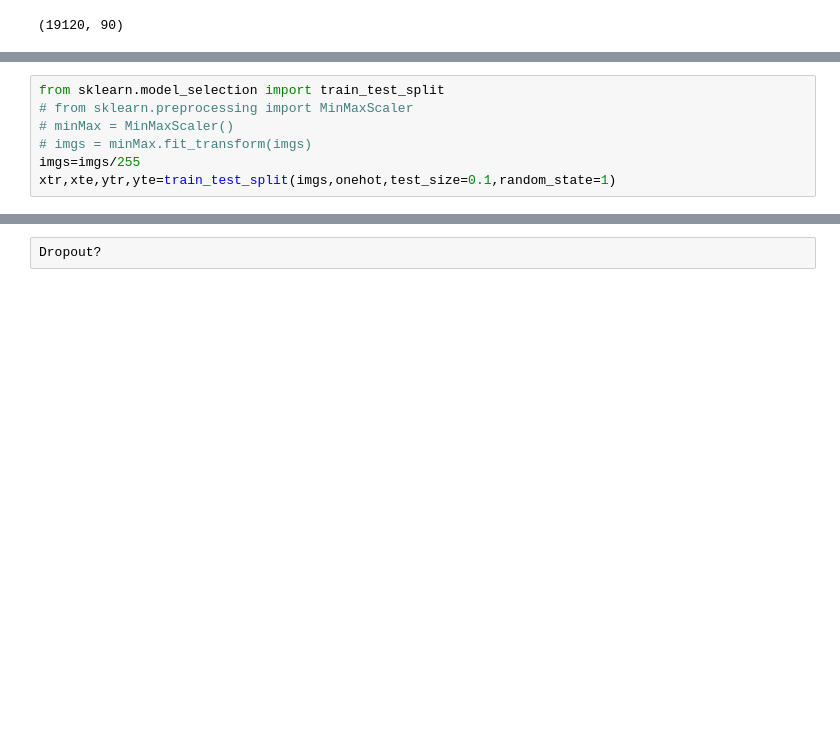
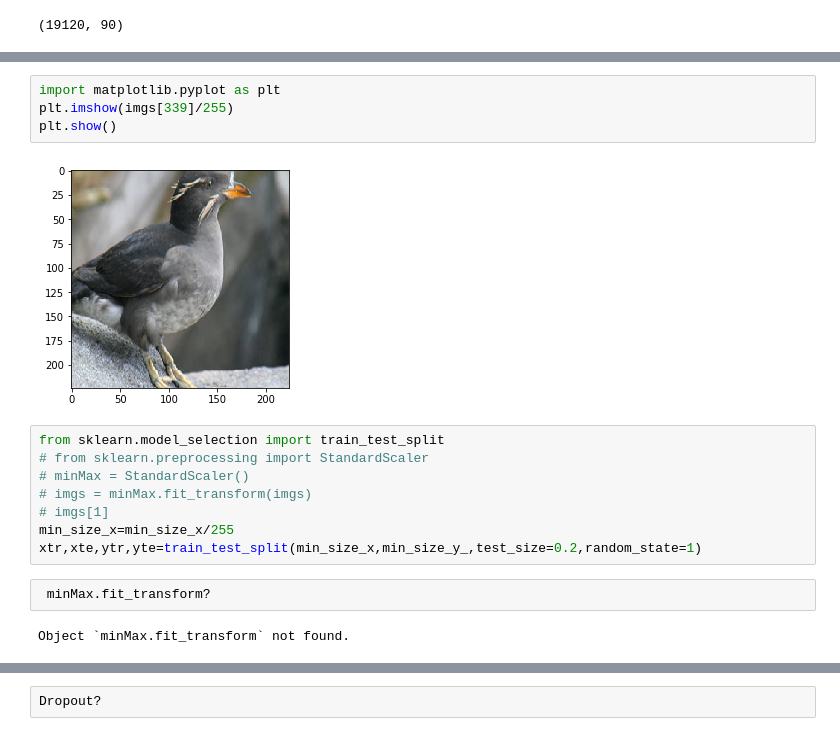
Before and after one commit to matrix-yang/machine_learn_record, a Jupyter notebook: tensorflow_learn/VGG16.ipynb, the cells around one changed output, grey strips where cells are left out. Saved outputs shown, nothing was run; the diff lists cells and outputs as text; blank space fills up the shorter version.

```diff
--- a/tensorflow_learn/VGG16.ipynb
+++ b/tensorflow_learn/VGG16.ipynb
@@ -87,10 +117,21 @@ onehot.shape
+# %%
+import matplotlib.pyplot as plt
+plt.imshow(imgs[339]/255)
+plt.show()
+# %% [output]
+[figure, added]
 # %%
 from sklearn.model_selection import train_test_split
-# from sklearn.preprocessing import MinMaxScaler
-# minMax = MinMaxScaler()
+# from sklearn.preprocessing import StandardScaler
+# minMax = StandardScaler()
 # imgs = minMax.fit_transform(imgs)
-imgs=imgs/255
-xtr,xte,ytr,yte=train_test_split(imgs,onehot,test_size=0.1,random_state=1)
+# imgs[1]
+min_size_x=min_size_x/255
+xtr,xte,ytr,yte=train_test_split(min_size_x,min_size_y_,test_size=0.2,random_state=1)
+# %%
+ minMax.fit_transform?
+# %% [output]
+Object `minMax.fit_transform` not found.
 # %%
 model = Sequential()
 # BLOCK 1
```
Also changed, not shown: parts of 11 cells of this notebook.
